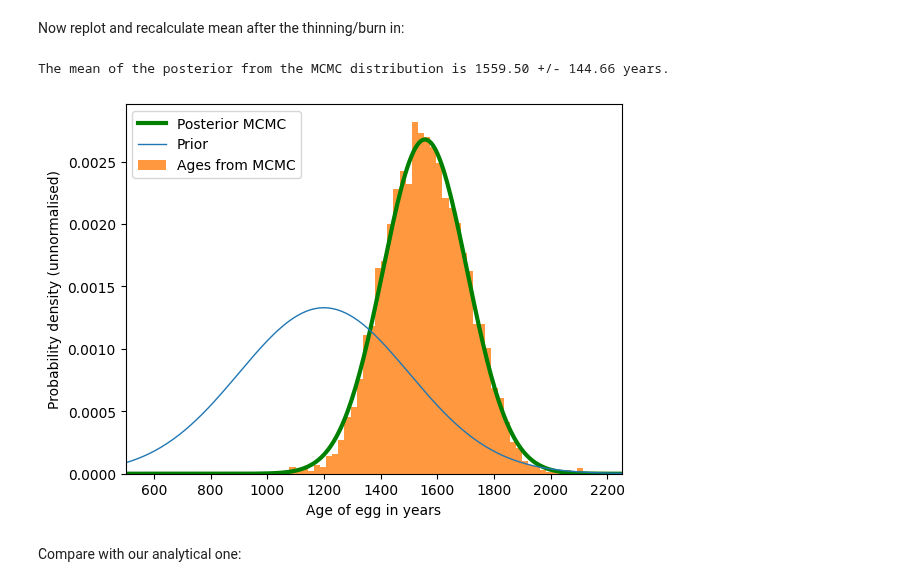
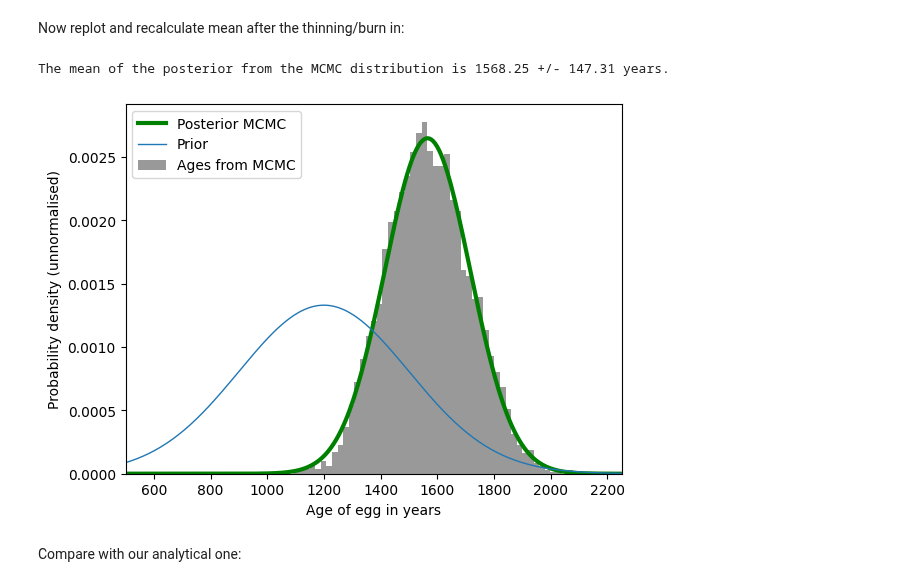
Before and after one commit to Clarke-Henshaw-Miles/extra, a Jupyter notebook: DATA SCIENCE/Chapter7Attempt.ipynb, the cells around one changed output. Drawn from its saved outputs; the diff is of its cells as text; code cells hidden in the pictures.

```diff
--- a/DATA SCIENCE/Chapter7Attempt.ipynb
+++ b/DATA SCIENCE/Chapter7Attempt.ipynb
@@ -191,27 +191,27 @@ Now replot and recalculate mean after the thinning/burn in:
 # %%
 theta_mean_mcmc = np.mean(theta_current[burn:])
 theta_std_mcmc = np.sqrt((1/(len(theta_current[burn:]-1))*np.sum((theta_current[burn:]-theta_mean_mcmc)**2)))
 #np.std(theta_current)
 
 print("The mean of the posterior from the MCMC distribution is {:.2f} +/- {:.2f} years.".format(theta_mean_mcmc, theta_std_mcmc))
 
 x = np.linspace(0, 3500, 500)
 
 mu_0 = 1200
 sigma_0 = 300
 prior = norm.pdf(x, mu_0, sigma_0)
 
 plt.plot(x, posterior_mcmc, c='green', lw=3, label='Posterior MCMC')
 plt.plot(x, prior, lw=1, label='Prior')
-plt.hist(theta_current[burn:], bins=50, density=True, alpha=0.8, label='Ages from MCMC')
+plt.hist(theta_current[burn:], bins=50, density=True, alpha=0.8, color='grey', label='Ages from MCMC')
 plt.xlabel('Age of egg in years')
 plt.ylabel('Probability density (unnormalised)')
 plt.xlim(500, 2250)
 plt.legend()
 plt.show()
 # %% [output]
-The mean of the posterior from the MCMC distribution is 1559.50 +/- 144.66 years.
+The mean of the posterior from the MCMC distribution is 1568.25 +/- 147.31 years.
-[figure, old version]
+[figure, new version]
 # %% [markdown]
 Compare with our analytical one:
 # %%
```
Also changed, not shown: parts of 6 cells of this notebook.
